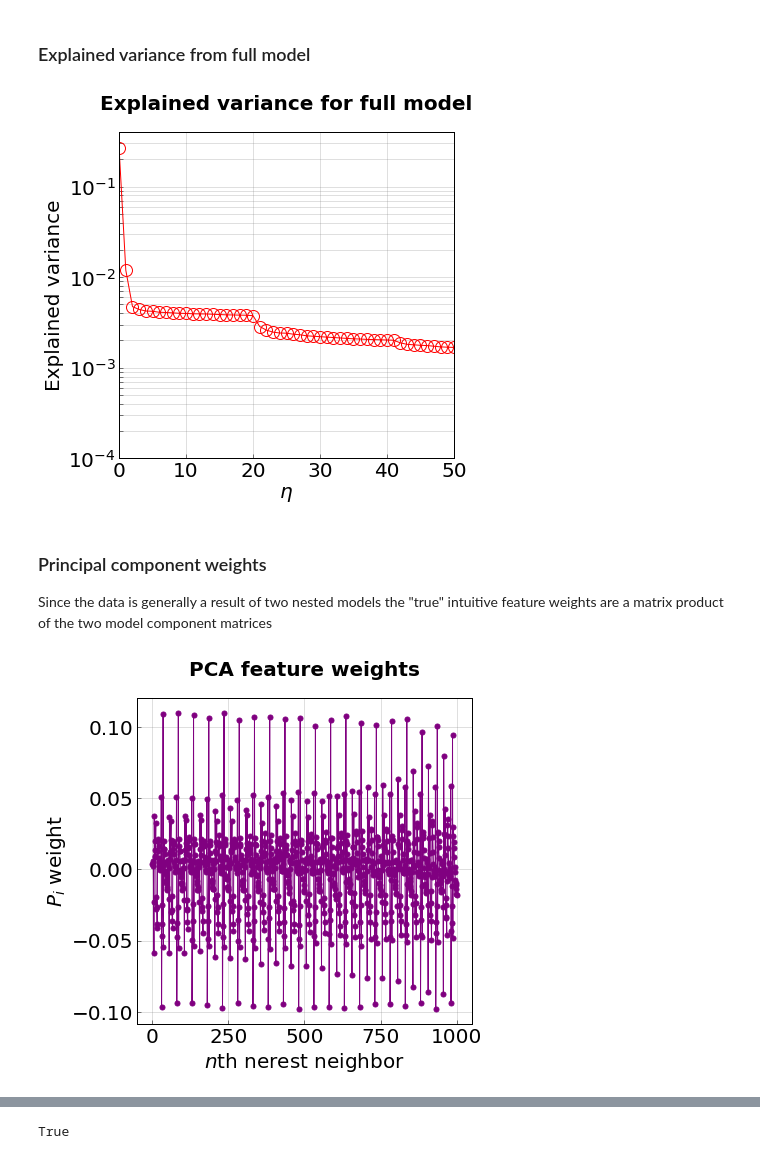
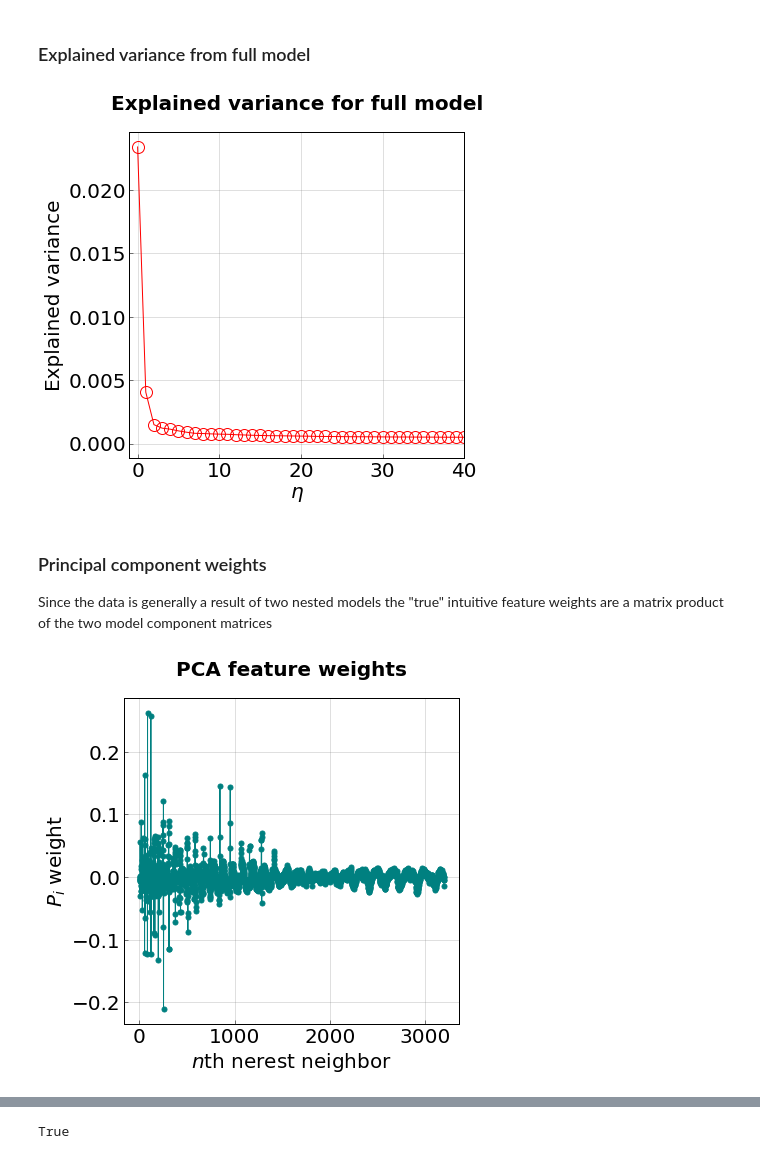
Before and after one commit to truskett-group-ut/hard_disks_pca, a Jupyter notebook: analysis_notebook.ipynb, the cells around one changed output, grey strips where cells are left out. Saved outputs shown, nothing was run; the diff lists cells and outputs as text; code cells hidden in the pictures.

```diff
--- a/analysis_notebook.ipynb
+++ b/analysis_notebook.ipynb
@@ -552,10 +531,10 @@ plt.tick_params(which='both', axis='both', color='black', length=4, width=0.5)
 plt.rcParams['xtick.direction'] = 'in'
 plt.rcParams['ytick.direction'] = 'in'
 
-plt.yscale('log')
-plt.xlim(0,50)
-plt.ylim(0.0001,0.4)
 #plt.yscale('log')
+plt.xlim(-1,40)
+#plt.ylim(0.0001,0.4)
+#plt.xscale('log')
 
 plt.xlabel(r'$\eta$', y=3, fontsize=20, fontdict = axis_label_font)
 plt.ylabel(r'Explained variance', fontsize=20, fontdict = axis_label_font)
@@ -566,7 +545,7 @@ plt.title('Explained variance for full model', y=1.05, fontdict = title_font)
 
 plt.show()
 # %% [output]
-[figure, old version]
+[figure, new version]
 # %% [markdown]
 ### Principal component weights
 
@@ -584,7 +563,7 @@ for i in arange(6,100,6):
 
 #plot the principal components
 colors = 200*['green', 'purple', 'orange', 'teal', 'black', 'red']
-for i in range(1,2):
+for i in range(15,16):
     p_data = components[i]
     plt.plot(1+array(range(len(p_data))), p_data, marker='o', linewidth = 1.0, markersize=5, color = colors[i])
 
@@ -595,33 +574,33 @@ axes.set_axis_bgcolor('white')
 
 #font scpecifications
 title_font = {'family' : 'arial', 'color'  : 'black', 'weight' : 'heavy','size': 20}
 axis_label_font = {'family' : 'arial', 'color'  : 'black', 'weight' : 'normal','size': 20}
 
 #figure size and tick style
 plt.rcParams["figure.figsize"] = [6,6]
 plt.rc('axes',edgecolor='black',linewidth=1)
 plt.tick_params(which='both', axis='both', color='black', length=4, width=0.5)
 plt.rcParams['xtick.direction'] = 'in'
 plt.rcParams['ytick.direction'] = 'in'
 
 #axis range and labels (also specify if log or not)
-#plt.xlim(0,100)
+#plt.xlim(0,400)
 #plt.ylim(-0.001,0.001)
 #plt.ylim(0,0.5)
 #plt.ylim(-2,1.5)
 #plt.ylim(5, 13)
 #plt.ylim(1, 0.001)
 #plt.ylim(-2000.0, 2000)
 
 #plt.yscale('log')
 plt.xlabel(r'$n$th nerest neighbor', y=3, fontsize=20, fontdict = axis_label_font)
 plt.ylabel(r'$P_{i}$ weight', fontsize=20, fontdict = axis_label_font)
 
 #title and axis labels
 plt.tick_params(axis='both', labelsize=20)
 plt.title('PCA feature weights', y=1.05, fontdict = title_font)
 
 plt.show()
 # %% [output]
-[figure, old version]
+[figure, new version]
 # %%
```
Also changed, not shown: parts of 11 cells of this notebook, 2 other files.
